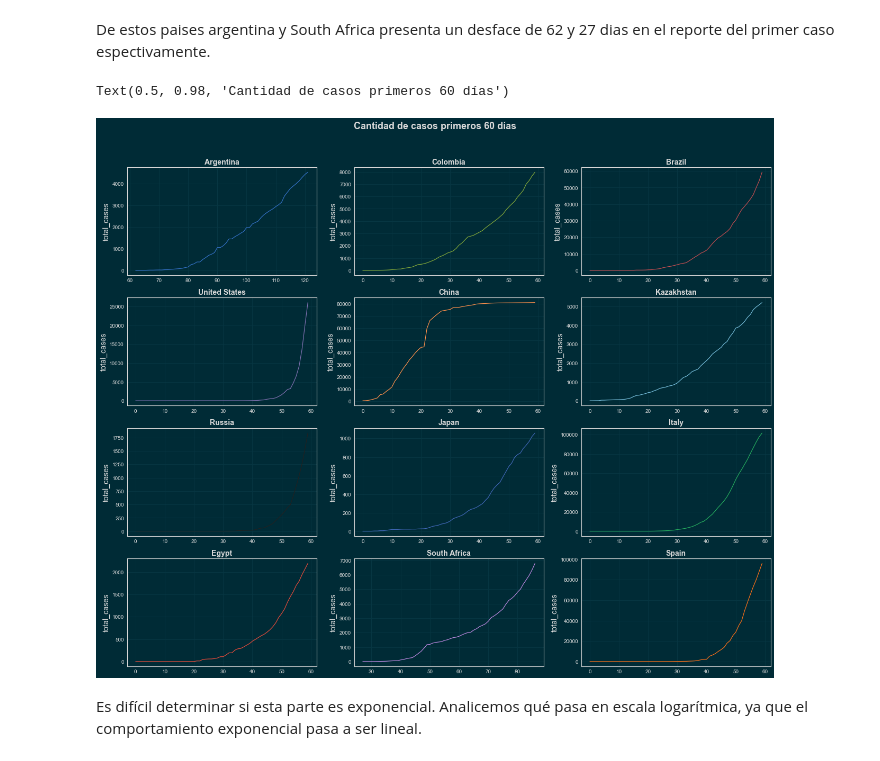
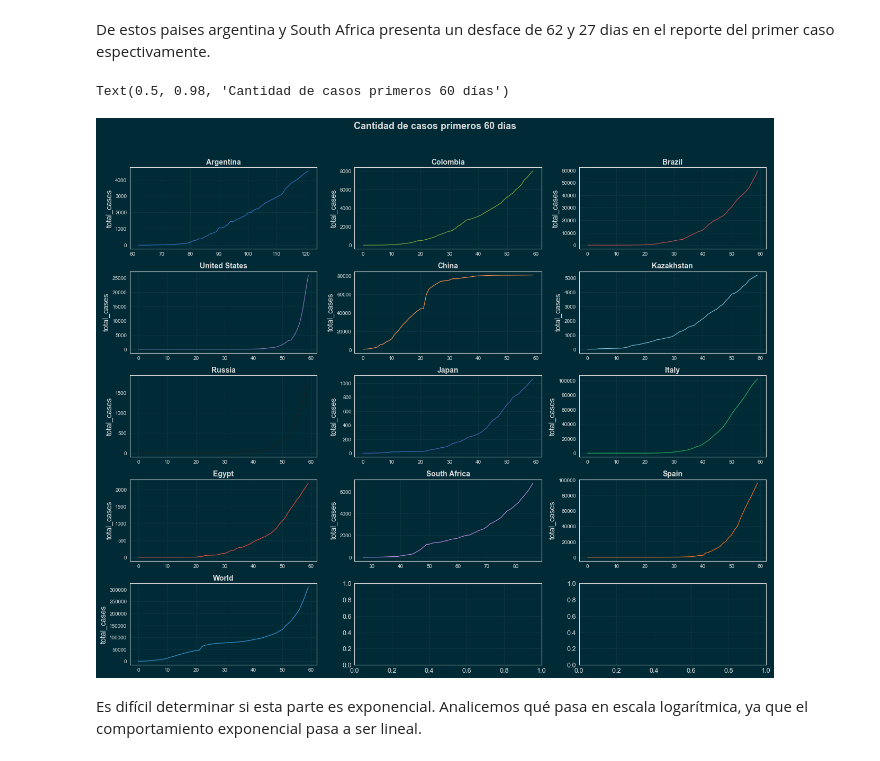
Before and after one commit to Mfsegurag/Informe_Pand-mico, a Jupyter notebook: proyecto_4.ipynb, the cells around one changed output. Drawn from its saved outputs; the diff is of its cells as text; code cells hidden in the pictures.

```diff
--- a/proyecto_4.ipynb
+++ b/proyecto_4.ipynb
@@ -91,0 +120,4 @@ datos
+# %%
+df = pd.DataFrame(dict(Date=pd.date_range('2011-03-31', periods=4, freq='Q')))
+
+df
@@ -91,0 +150,4 @@ datos
+# %%
+#df['date'] = df['date'].apply(lambda x:datetime.strptime(x,'%Y-%m-%d'))
+datos['date']= pd.to_datetime(datos['date'])
+datos.info()
@@ -243,34 +323,34 @@ De estos paises argentina y South Africa presenta un desface de 62 y 27 dias en
 # %%
 #primeros 60 días
 
-fig, axes = plt.subplots(nrows=4, ncols=3, figsize=(18, 15))
+fig, axes = plt.subplots(nrows=5, ncols=3, figsize=(18, 15))
 axes = axes.flat
 
 for j,p in enumerate(Paises):
     ind_p=np.where(paises==p)
     ind_p=ind_p[0]
     casos_p=confirmados[ind_p]
     dias=np.arange(0,len(casos_p))
 
     df = datos[datos.location == p]
     l_i=df.total_cases.isnull().idxmin()-df.iloc[0].name
     casos_principio=casos_p[l_i:l_i+60]
     dias_principio=dias[l_i:l_i+60]
 
     sns.lineplot(x=dias_principio, y=casos_principio,
         color   = (list(plt.rcParams['axes.prop_cycle'])*2)[j]["color"],
         #line_kws= {'linewidth': 2},
         alpha   = 1.0, ax = axes[j])
     axes[j].set_title(f'{p}', fontsize = 14, fontweight = "bold")
     axes[j].tick_params(labelsize = 10)
     axes[j].tick_params(labelsize = 10)
     axes[j].set_xlabel("")
 fig.tight_layout()
 plt.subplots_adjust(top = 0.9)
 fig.suptitle('Cantidad de casos primeros 60 días', fontsize = 18, fontweight = "bold")
 # %% [output]
 Text(0.5, 0.98, 'Cantidad de casos primeros 60 días')
-[figure, old version]
+[figure, new version]
 # %% [markdown]
 Es difícil determinar si esta parte es exponencial. Analicemos qué pasa en escala logarítmica, ya que el comportamiento exponencial pasa a ser lineal.
 # %%
```
Also changed, not shown: parts of 39 cells of this notebook.
